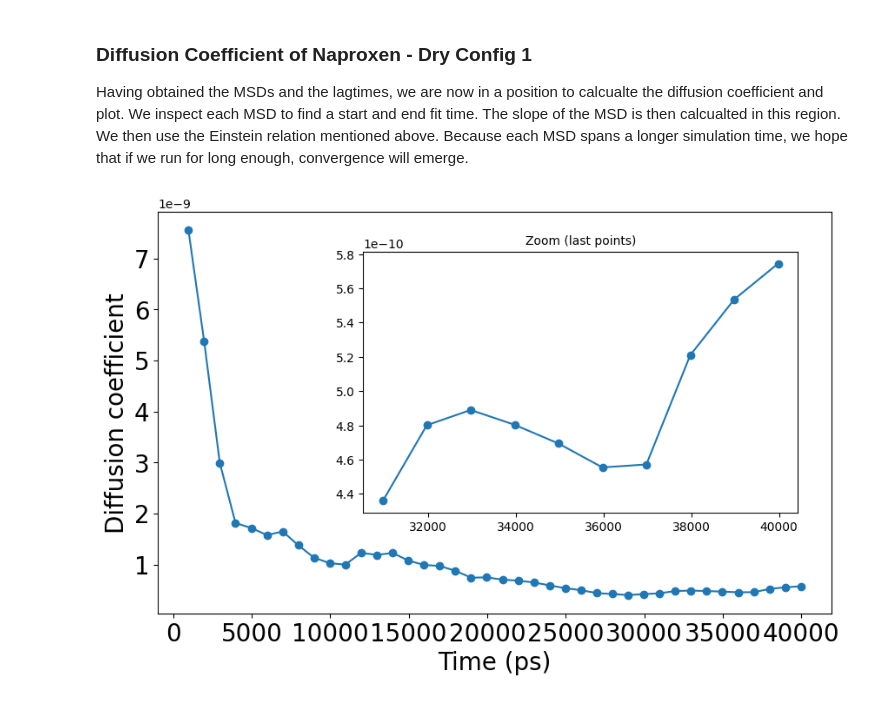
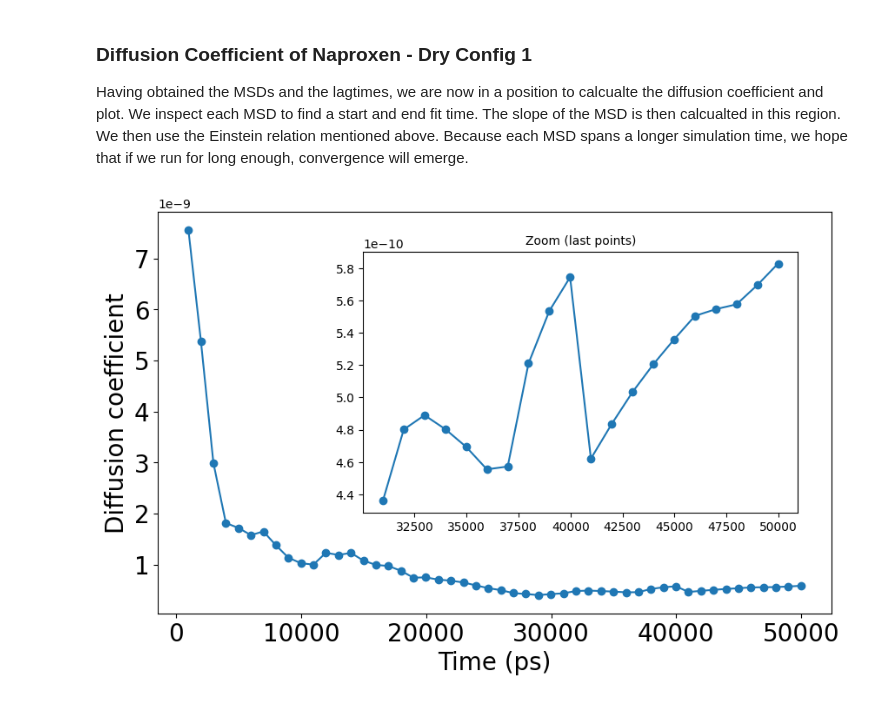
Before and after one commit to Luca-Gasparro/breaking_bad, a Jupyter notebook: diffusion/diffusion_results.ipynb, the cells around one changed output. Drawn from its saved outputs; the diff is of its cells as text; code cells hidden in the pictures.

```diff
--- a/diffusion/diffusion_results.ipynb
+++ b/diffusion/diffusion_results.ipynb
@@ -101,6 +101,16 @@ start_fit = [
     8000,
     9000,
     9000,
+    8000,
+    8000,
+    8000,
+    8000,
+    8000,
+    8000,
+    8000,
+    8000,
+    8000,
+    8000,
     8000,
     8000,
     8000,
@@ -133,31 +143,41 @@ end_fit = [
     12000,
     12500,
     13000,
     13500,
     14000,
     14500,
     15000,
     15000,
     15000,
     15000,
     15000,
     15000,
     15000,
     15000,
     15000,
     15000,
     15000,
+    20000,
+    20000,
+    20000,
+    20000,
+    20000,
+    20000,
+    20000,
+    20000,
+    20000,
+    20000,
 ]
 
 # Compute the diffusion coefficient and plot
 D_300, lagtime_end = diffusion.diffusion_coefficients_300k(
     msd_array=msd_300k,
     lagtime_array=lagtimes_300k,
     start_array_ps=start_fit,
     end_array_ps=end_fit,
 )
 diffusion.plot_diff_time_300k_inset(
     diff_array=D_300, lagtime_end_array=lagtime_end, is_dry=True
 )
 # %% [output]
-[figure, old version]
+[figure, new version]
```
Also changed, not shown: parts of 2 cells of this notebook, 3 other files.
